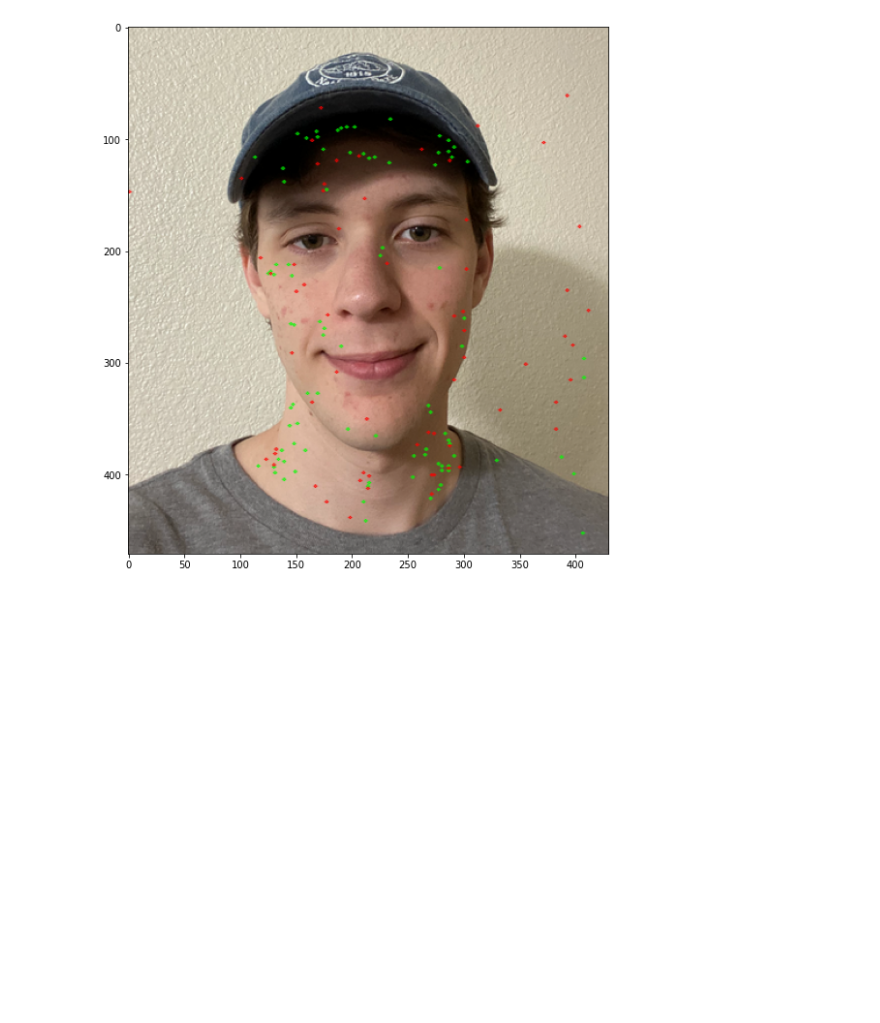
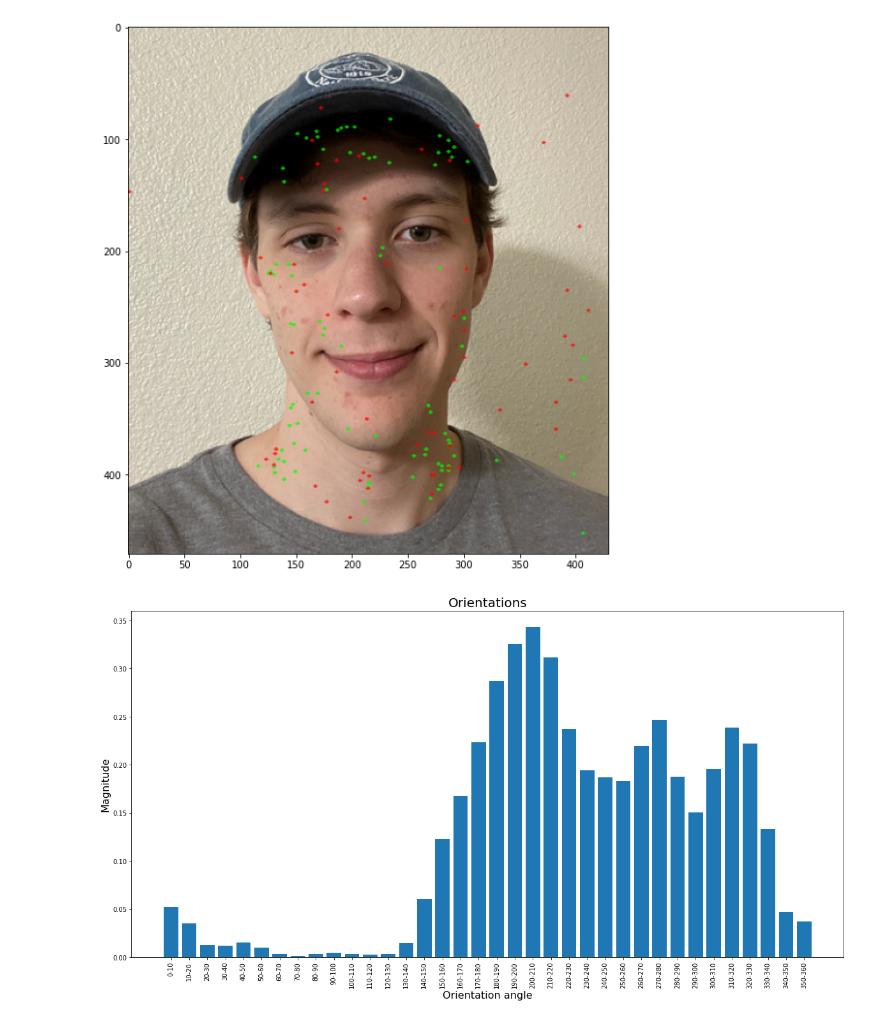
Before and after one commit to WTS012201/CompVis, a Jupyter notebook: ImageStitching/sift.ipynb, the cells around one changed output. Drawn from its saved outputs; the diff is of its cells as text; code cells hidden in the pictures; blank space fills up the shorter version.

Commit message:
show hist patch

```diff
--- a/ImageStitching/sift.ipynb
+++ b/ImageStitching/sift.ipynb
@@ -143,14 +143,14 @@ def gen_hist(kp, scale, octave, o_idx):
             x_r = int(round(kp.pt[0]) / float(2 ** o_idx)) + x_shift
             if x_r < 1 or x_r >= shape[1] - 1:
                 continue
-            # compute magnitude and orientation from the current patch
+            # compute gradient magnitudes and orientation from the current patch
             dx = gauss_img[y_r, x_r + 1] - gauss_img[y_r, x_r - 1]
             dy = gauss_img[y_r + 1, x_r] - gauss_img[y_r - 1, x_r]
             mag = math.sqrt(dx ** 2 + dy ** 2)
             ori = np.rad2deg(np.arctan2(dy, dx))
 
             # compute sample contribution weight and bin index, then place in hist
-            con = np.exp(-(x ** 2 + y ** 2) / (2 * scale ** 2))
+            con = np.exp(-(x_shift ** 2 + y_shift ** 2) / (2 * scale ** 2))
             bin_idx = int(round(ori * N_BINS / 360.))
             hist[bin_idx % N_BINS] += con * mag
 
@@ -214,4 +214,24 @@ def compute_orientations(keypoints, octaves, o_idx, k):
 # %%
 sample_hists, ori_kps1 = compute_orientations(global_kps1, octaves, sample_oct_idx, k)
 _, ori_kps2 = compute_orientations(global_kps2, octaves, sample_oct_idx, k)
+# %%
+sample_kp = np.random.randint(0, len(global_kps1))
+hist, _smooth_hist = sample_hists[sample_kp]
+norm = np.linalg.norm(_smooth_hist)
+_smooth_hist = np.array(_smooth_hist) / norm
+
+def show_hist(hist, title):
+    degrees = [str(deg * 10) + '-' + str(deg * 10 + 10) for deg in range(36)]
+    plt.figure(figsize=(20,10))
+    plt.bar(degrees, hist)
+    plt.title(title, fontsize=20)
+    plt.xlabel("Orientation angle", fontsize=16)
+    plt.ylabel("Magnitude", fontsize=16)
+    plt.xticks(degrees, rotation='vertical')
+    plt.show()
+
+# show_hist(hist, "Orientations")
+show_hist(_smooth_hist, "Orientations")
+# %% [output]
+[figure, added]
 # %%
```
Also changed, not shown: parts of 1 cell of this notebook, 1 other file.
